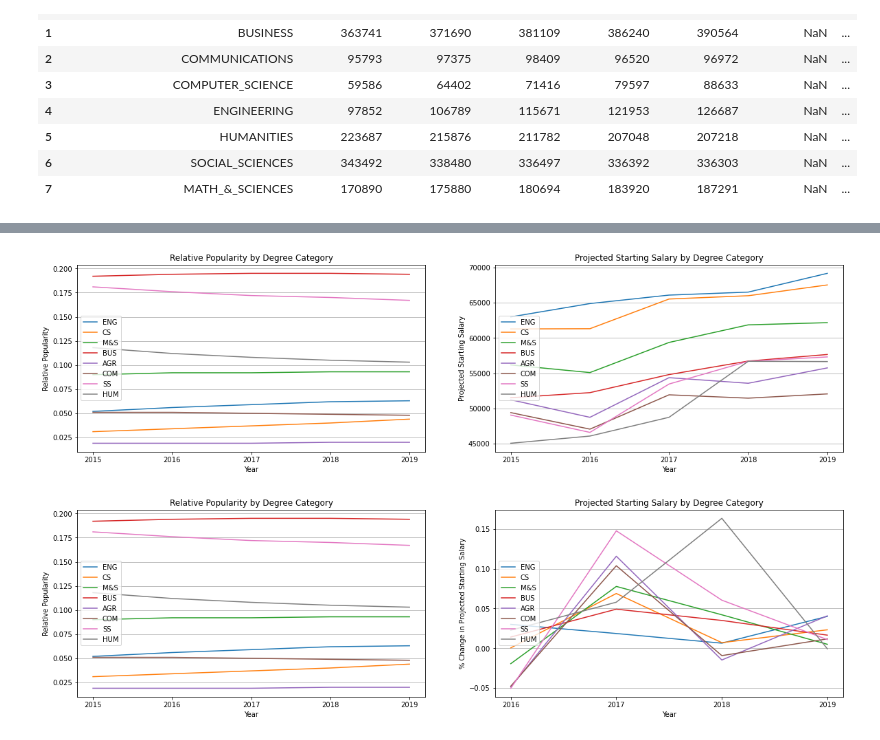
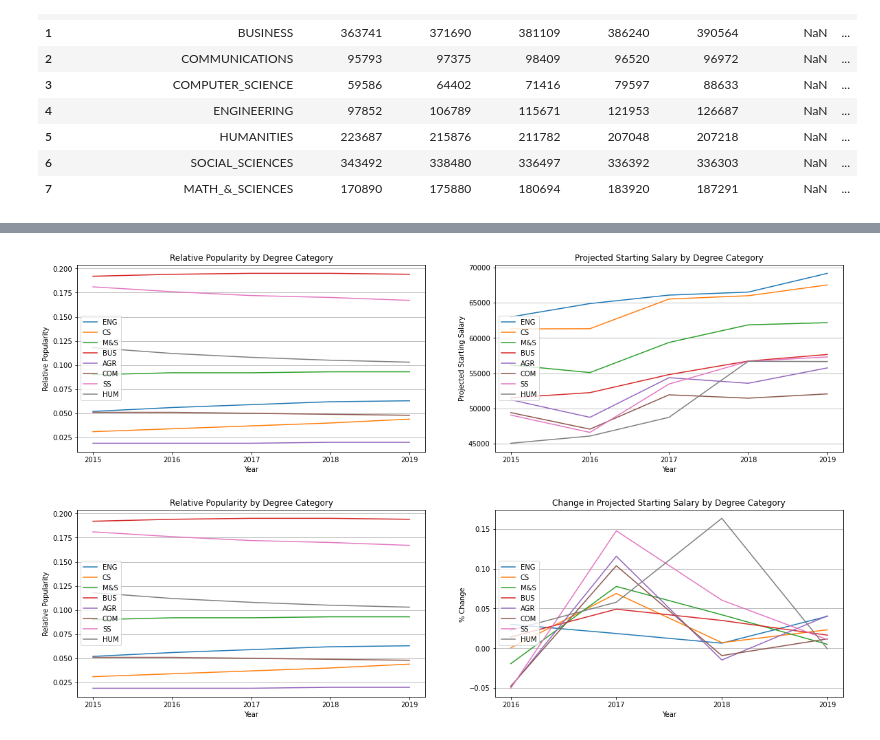
Before and after one commit to gitjgoud/python-bachelor-salary-projections, a Jupyter notebook: salary_projection_by_category.ipynb, the cells around one changed output, grey strips where cells are left out. Drawn from its saved outputs; the diff is of its cells as text; code cells hidden in the pictures.

Commit message:
fixed by_cat plots

```diff
--- a/salary_projection_by_category.ipynb
+++ b/salary_projection_by_category.ipynb
@@ -167,0 +153,4 @@ data
+# %%
+#merge dataframes
+data = proj_salary_cat.merge(proj_salary_cat_change, on='Category').merge(degrees_by_cat, on='Category')
+data
@@ -223,0 +318,4 @@ salchangedata
+# %%
+#extract relative popularity data for plotting
+popdata2 = data2.iloc[24:29]
+popdata2
@@ -223,0 +329,4 @@ salchangedata
+# %%
+#extract projected salary data for plotting
+saldata2 = data2.iloc[0:5]
+saldata2
@@ -223,0 +340,4 @@ salchangedata
+# %%
+#extracts change in projected salary dat for plotting
+salchangedata2 = data2.iloc[8:13]
+salchangedata2
@@ -224,4 +351,5 @@ salchangedata
 # %%
+#code for plotting only shared years
 xvalues=range(5)
 
 #build first set of graphs
@@ -229,14 +357,14 @@ plt.figure(figsize =(20,5))
 ax = plt.subplot(1,2,1)
 ax.set_xticks([0,1,2,3,4])
 ax.set_xticklabels(['2015','2016','2017','2018','2019'])
-plt.plot(xvalues,popdata['ENGINEERING'])
-plt.plot(xvalues,popdata['COMPUTER_SCIENCE'])
-plt.plot(xvalues,popdata['MATH_&_SCIENCES'])
-plt.plot(xvalues,popdata['BUSINESS'])
-plt.plot(xvalues,popdata['AGRICULTURE_&_NATURAL_RESOURCES'])
-plt.plot(xvalues,popdata['COMMUNICATIONS'])
-plt.plot(xvalues,popdata['SOCIAL_SCIENCES'])
-plt.plot(xvalues,popdata['HUMANITIES'])
+plt.plot(xvalues,popdata2['ENGINEERING'])
+plt.plot(xvalues,popdata2['COMPUTER_SCIENCE'])
+plt.plot(xvalues,popdata2['MATH_&_SCIENCES'])
+plt.plot(xvalues,popdata2['BUSINESS'])
+plt.plot(xvalues,popdata2['AGRICULTURE_&_NATURAL_RESOURCES'])
+plt.plot(xvalues,popdata2['COMMUNICATIONS'])
+plt.plot(xvalues,popdata2['SOCIAL_SCIENCES'])
+plt.plot(xvalues,popdata2['HUMANITIES'])
 plt.legend(['ENG','CS','M&S','BUS','AGR','COM','SS','HUM'],loc=6)
 plt.xlabel('Year')
 plt.ylabel('Relative Popularity')
@@ -246,58 +374,58 @@ plt.grid(b=True, which='major',axis='y')
 ax = plt.subplot(1,2,2)
 ax.set_xticks([0,1,2,3,4])
 ax.set_xticklabels(['2015','2016','2017','2018','2019'])
-plt.plot(xvalues,saldata['ENGINEERING'])
-plt.plot(xvalues,saldata['COMPUTER_SCIENCE'])
-plt.plot(xvalues,saldata['MATH_&_SCIENCES'])
-plt.plot(xvalues,saldata['BUSINESS'])
-plt.plot(xvalues,saldata['AGRICULTURE_&_NATURAL_RESOURCES'])
-plt.plot(xvalues,saldata['COMMUNICATIONS'])
-plt.plot(xvalues,saldata['SOCIAL_SCIENCES'])
-plt.plot(xvalues,saldata['HUMANITIES'])
+plt.plot(xvalues,saldata2['ENGINEERING'])
+plt.plot(xvalues,saldata2['COMPUTER_SCIENCE'])
+plt.plot(xvalues,saldata2['MATH_&_SCIENCES'])
+plt.plot(xvalues,saldata2['BUSINESS'])
+plt.plot(xvalues,saldata2['AGRICULTURE_&_NATURAL_RESOURCES'])
+plt.plot(xvalues,saldata2['COMMUNICATIONS'])
+plt.plot(xvalues,saldata2['SOCIAL_SCIENCES'])
+plt.plot(xvalues,saldata2['HUMANITIES'])
 plt.legend(['ENG','CS','M&S','BUS','AGR','COM','SS','HUM'],loc=6)
 plt.xlabel('Year')
 plt.ylabel('Projected Starting Salary')
 plt.title('Projected Starting Salary by Degree Category')
 plt.grid(b=True, which='major',axis='y')
 plt.show()
 
 
 #build second set of graphs
 plt.figure(figsize =(20,5))
 ax = plt.subplot(1,2,1)
 ax.set_xticks([0,1,2,3,4])
 ax.set_xticklabels(['2015','2016','2017','2018','2019'])
-plt.plot(xvalues,popdata['ENGINEERING'])
-plt.plot(xvalues,popdata['COMPUTER_SCIENCE'])
-plt.plot(xvalues,popdata['MATH_&_SCIENCES'])
-plt.plot(xvalues,popdata['BUSINESS'])
-plt.plot(xvalues,popdata['AGRICULTURE_&_NATURAL_RESOURCES'])
-plt.plot(xvalues,popdata['COMMUNICATIONS'])
-plt.plot(xvalues,popdata['SOCIAL_SCIENCES'])
-plt.plot(xvalues,popdata['HUMANITIES'])
+plt.plot(xvalues,popdata2['ENGINEERING'])
+plt.plot(xvalues,popdata2['COMPUTER_SCIENCE'])
+plt.plot(xvalues,popdata2['MATH_&_SCIENCES'])
+plt.plot(xvalues,popdata2['BUSINESS'])
+plt.plot(xvalues,popdata2['AGRICULTURE_&_NATURAL_RESOURCES'])
+plt.plot(xvalues,popdata2['COMMUNICATIONS'])
+plt.plot(xvalues,popdata2['SOCIAL_SCIENCES'])
+plt.plot(xvalues,popdata2['HUMANITIES'])
 plt.legend(['ENG','CS','M&S','BUS','AGR','COM','SS','HUM'],loc=6)
 plt.xlabel('Year')
 plt.ylabel('Relative Popularity')
 plt.title('Relative Popularity by Degree Category')
 plt.grid(b=True, which='major',axis='y')
 
 ax = plt.subplot(1,2,2)
 ax.set_xticks([0,1,2,3,4])
 ax.set_xticklabels(['2015','2016','2017','2018','2019'])
-plt.plot(xvalues,salchangedata['ENGINEERING'])
-plt.plot(xvalues,salchangedata['COMPUTER_SCIENCE'])
-plt.plot(xvalues,salchangedata['MATH_&_SCIENCES'])
-plt.plot(xvalues,salchangedata['BUSINESS'])
-plt.plot(xvalues,salchangedata['AGRICULTURE_&_NATURAL_RESOURCES'])
-plt.plot(xvalues,salchangedata['COMMUNICATIONS'])
-plt.plot(xvalues,salchangedata['SOCIAL_SCIENCES'])
-plt.plot(xvalues,salchangedata['HUMANITIES'])
+plt.plot(xvalues,salchangedata2['ENGINEERING'])
+plt.plot(xvalues,salchangedata2['COMPUTER_SCIENCE'])
+plt.plot(xvalues,salchangedata2['MATH_&_SCIENCES'])
+plt.plot(xvalues,salchangedata2['BUSINESS'])
+plt.plot(xvalues,salchangedata2['AGRICULTURE_&_NATURAL_RESOURCES'])
+plt.plot(xvalues,salchangedata2['COMMUNICATIONS'])
+plt.plot(xvalues,salchangedata2['SOCIAL_SCIENCES'])
+plt.plot(xvalues,salchangedata2['HUMANITIES'])
 plt.legend(['ENG','CS','M&S','BUS','AGR','COM','SS','HUM'],loc=6)
 plt.xlabel('Year')
-plt.ylabel('% Change in Projected Starting Salary')
-plt.title('Projected Starting Salary by Degree Category')
+plt.ylabel('% Change ')
+plt.title('Change in Projected Starting Salary by Degree Category')
 plt.grid(b=True, which='major',axis='y')
 plt.show()
 # %% [output]
 [figure]
-[figure, old version]
+[figure, new version]
```
Also changed, not shown: parts of 23 cells of this notebook.
